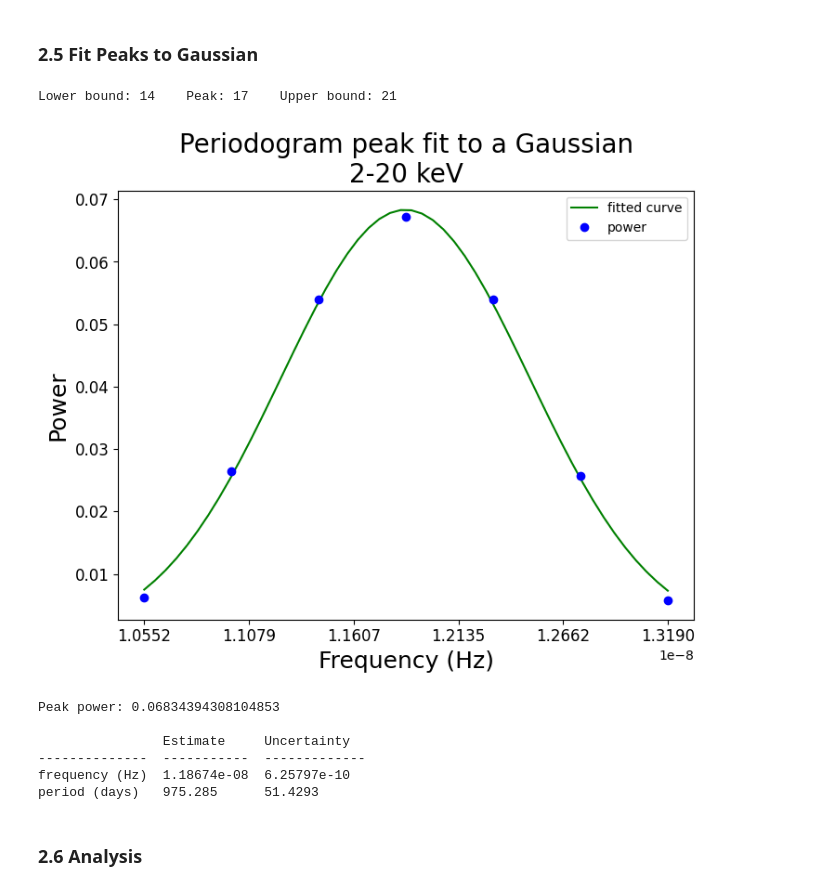
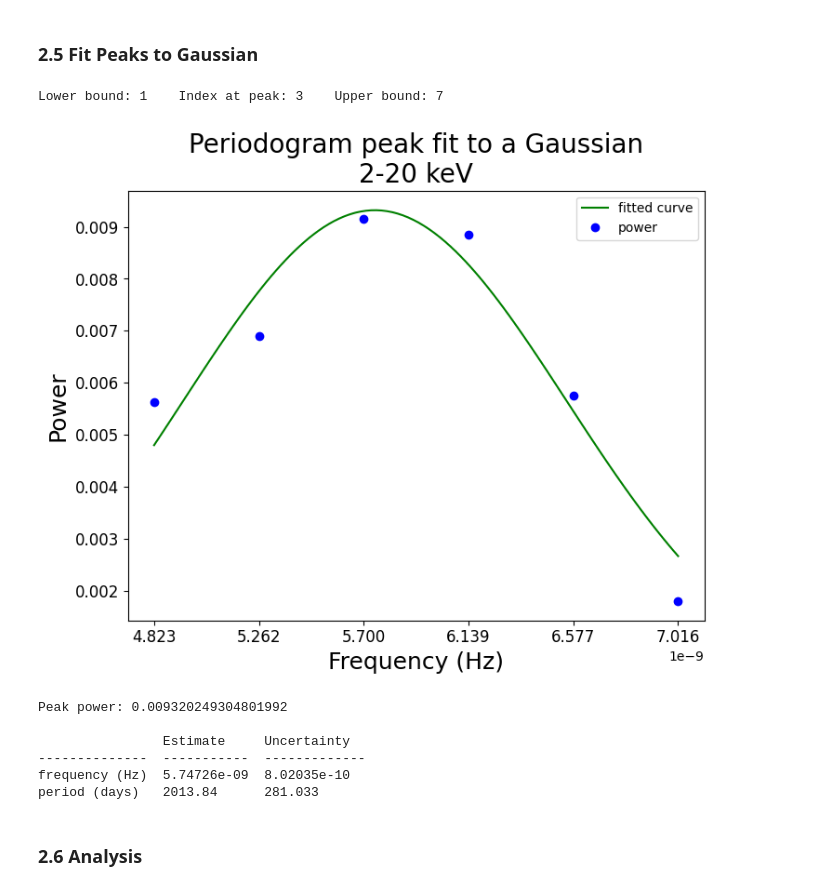
Before and after one commit to Beauremontt/AGN-Flux-Timing-Analysis, a Jupyter notebook: AGNFluxTimingAnalysis.ipynb, the cells around one changed output. Drawn from its saved outputs; the diff is of its cells as text; code cells hidden in the pictures.

```diff
--- a/AGNFluxTimingAnalysis.ipynb
+++ b/AGNFluxTimingAnalysis.ipynb
@@ -45,13 +45,13 @@ def display_data(prefix):
 # @title  { form-width: "40%" }
 
 # url of the flux data
-url = "http://maxi.riken.jp/star_data/J1104+382/J1104+382_g_lc_1day_all.dat" # @param {type:"string"}
+url = "http://maxi.riken.jp/star_data/J1229+020/J1229+020_g_lc_1day_all.dat" # @param {type:"string"}
 
 # filename if you choose not to pull from url
 filename = "" # @param {type:"string"}
 
 # name of the AGN to display on plots
-flux_source = "Mrk 421"  # @param {type:"string"}
+flux_source = "3C 273"  # @param {type:"string"}
 
 # title of energy range of the flux measurements; prints below flux_source on plots
 band_label = "2-20 keV"  # @param {type:"string"}
@@ -84,6 +84,7 @@ elif filename != "": txt_content = filename
 else: raise Exception("No flux data.")
 
 
+
 # create an array from the text file
 AGN = np.genfromtxt(txt_content, skip_header = skip_header, skip_footer = skip_footer)
 
@@ -320,17 +331,17 @@ power           0.00359099   0.00215253   0.0171875    0.0489749    0.0765835
 # %%
 # @title  { form-width: "25%" }
 
-# choose peak from 'peaks index' row of second table in 2.4
-peak = 2 # @param {type:"integer"}
+# choose peak from labels on graph, or from 'peaks index' row of second table in 2.4
+choose_peak = 0 # @param {type:"integer"}
 
 # ensure the interval encloses the peak
 if power[peaks[0]] > power[pits[0]]:
-  interval_start = pits[peak]
-  interval_end = pits[peak+1]
+  interval_start = pits[choose_peak]
+  interval_end = pits[choose_peak+1]
 else:
-  interval_start = pits[peak-1]
-  interval_end = pits[peak]
-print("Lower bound:", interval_start, "   Peak:", peaks[peak], "   Upper bound:", interval_end)
+  interval_start = pits[choose_peak-1]
+  interval_end = pits[choose_peak]
+print("Lower bound:", interval_start, "   Index at peak:", peaks[choose_peak], "   Upper bound:", interval_end)
 
 
 # get data values
@@ -340,45 +351,45 @@ data_x = frequency[interval_start:interval_end]
 # define the Gaussian function
 def Gauss(x, mu, sigma, A):
     return A * np.exp(-(x - mu)**2 / (2 * sigma**2))
 
 # initial guess for parameters
 init = [np.mean(data_x), np.std(data_x), np.max(data_y)]
 
 # fit data to Gauss
 params, covariance = curve_fit(Gauss, data_x, data_y, p0=init)
 
 # get optimized parameters
-mu, sigma, A = params
+mu, sigma, amplitude = params
 mu_d = 1/(mu*86400)
 sigma_d = sigma/mu * mu_d
 
 # plot fitted curve and data
 plt.subplots(1,1,figsize=(8,6))
-gauss_x = np.linspace(data_x[0], data_x[-1], 50)
-plt.plot(gauss_x, Gauss(gauss_x, mu, sigma, A), 'g-', label="fitted curve")
+gauss_x = np.linspace(data_x[0], data_x[-1], 100)
+plt.plot(gauss_x, Gauss(gauss_x, mu, sigma, amplitude), 'g-', label="fitted curve")
 plt.plot(data_x, data_y, 'bo', label="power")
 
 # put labels on plot
 plt.title(f"Periodogram peak fit to a Gaussian\n{band_label}", fontsize=20)
 plt.xticks(np.linspace(min(data_x), max(data_x), 6))
 plt.xlabel("Frequency (Hz)", fontsize=18)
 plt.ylabel("Power", fontsize=18)
 plt.tick_params(labelsize=12)
 plt.legend()
 
 # print results
 plt.show()
-print("\nPeak power:", A, "\n")
+print("\nPeak power:", amplitude, "\n")
 print(tabulate([["frequency (Hz)"] + [mu, sigma], ["period (days)"] + [mu_d, sigma_d]], headers=["", "Estimate", "Uncertainty"], numalign='left'))
 # %% [output]
-Lower bound: 14    Peak: 17    Upper bound: 21
+Lower bound: 1    Index at peak: 3    Upper bound: 7
-[figure, old version]
+[figure, new version]
-Peak power: 0.06834394308104853
+Peak power: 0.009320249304801992
 
                 Estimate     Uncertainty
 --------------  -----------  -------------
-frequency (Hz)  1.18674e-08  6.25797e-10
-period (days)   975.285      51.4293
+frequency (Hz)  5.74726e-09  8.02035e-10
+period (days)   2013.84      281.033
 # %% [markdown]
 ### 2.6 Analysis
 # %%
```
Also changed, not shown: parts of 10 cells of this notebook.
